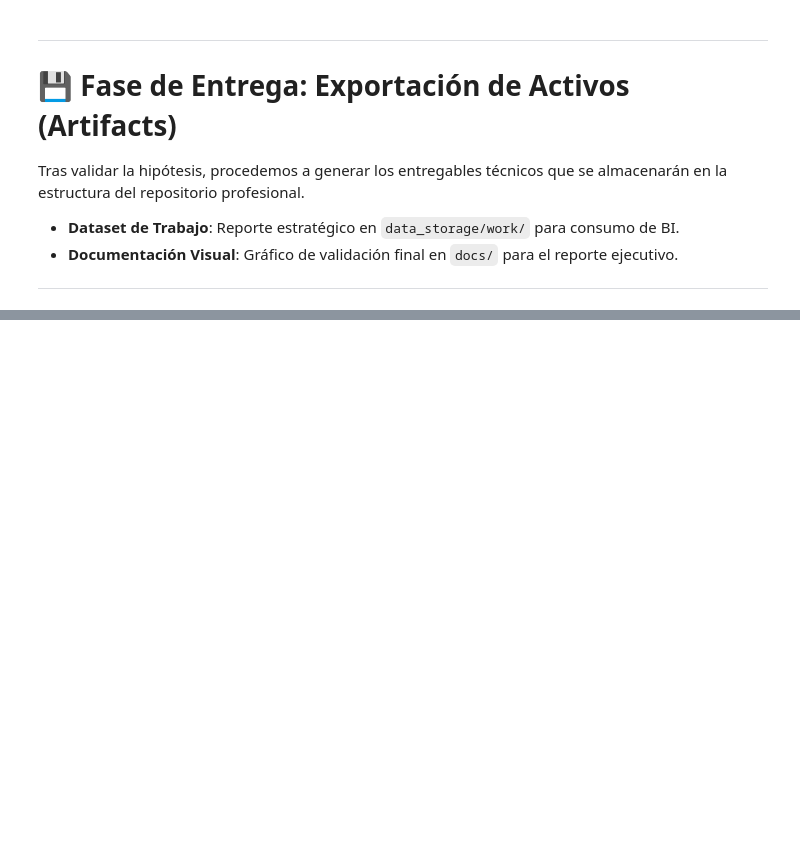
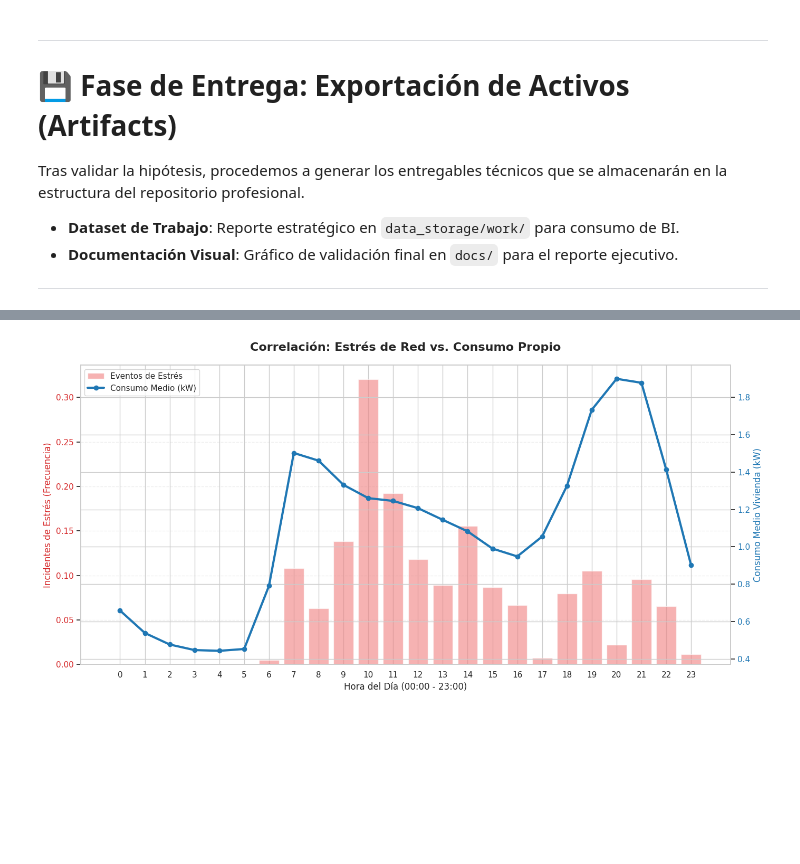
Before and after one commit to aitor-industrial-data/Data-Projects-Repo, a Jupyter notebook: 03_SQL_Big_Data_Spark/03.01_CAPSTONE_Industrial_Energy_Analytics/notebooks/01_EDA_Electric_Data.ipynb, the cells around one changed output, grey strips where cells are left out. Saved outputs shown, nothing was run; the diff lists cells and outputs as text; code cells hidden in the pictures; blank space fills up the shorter version.

```diff
--- a/03_SQL_Big_Data_Spark/03.01_CAPSTONE_Industrial_Energy_Analytics/notebooks/01_EDA_Electric_Data.ipynb
+++ b/03_SQL_Big_Data_Spark/03.01_CAPSTONE_Industrial_Energy_Analytics/notebooks/01_EDA_Electric_Data.ipynb
@@ -2144,3 +2296,64 @@ H4.6 procesada en: 1416.00 segundos
+# %%
+import matplotlib.pyplot as plt
+from pyspark.sql.functions import hour, col, avg
+
+# 1. Agregamos los datos por hora: Contamos incidentes de estrés Y calculamos consumo medio
+hourly_stats = H4_Validation_Report.groupBy(hour("Full_Timestamp").alias("hour")) \
+    .agg(
+        avg(col("is_stress_zone")).alias("stress_ratio"), # Frecuencia de estrés
+        avg(col("power_kw")).alias("avg_consumption_kw"), # Consumo medio
+        (avg(col("is_stress_zone")) * 100).alias("stress_events_count") # Para que la escala sea visible
+    ) \
+    .orderBy("hour") \
+    .toPandas()
+
+# 2. Configuración de la gráfica con DOBLE EJE (TwinX)
+fig, ax1 = plt.subplots(figsize=(14, 7))
+
+# EJE 1: Barras de Estrés
+color_bars = 'lightcoral'
+ax1.set_xlabel('Hora del Día (00:00 - 23:00)', fontsize=12)
+ax1.set_ylabel('Incidentes de Estrés (Frecuencia)', color='tab:red', fontsize=12)
+bars = ax1.bar(hourly_stats['hour'], hourly_stats['stress_events_count'], color=color_bars, alpha=0.6, label='Eventos de Estrés')
+ax1.tick_params(axis='y', labelcolor='tab:red')
+ax1.set_xticks(range(0, 24))
+
+# EJE 2: Línea de Consumo Medio (kW)
+ax2 = ax1.twinx() # Creamos el segundo eje que comparte el mismo X
+color_line = 'tab:blue'
+ax2.set_ylabel('Consumo Medio Vivienda (kW)', color=color_line, fontsize=12)
+ax2.plot(hourly_stats['hour'], hourly_stats['avg_consumption_kw'], color=color_line, marker='o', linewidth=3, label='Consumo Medio (kW)')
+ax2.tick_params(axis='y', labelcolor=color_line)
+
+# 3. Estética y Títulos
+plt.title('Correlación: Estrés de Red vs. Consumo Propio', fontsize=16, fontweight='bold', pad=20)
+ax1.grid(axis='y', linestyle='--', alpha=0.3)
+
+# Añadimos una leyenda combinada
+lines, labels = ax1.get_legend_handles_labels()
+lines2, labels2 = ax2.get_legend_handles_labels()
+ax2.legend(lines + lines2, labels + labels2, loc='upper left')
+
+plt.tight_layout()
+
+# Exportar archivo
+
+# Detectamos el usuario de Windows de forma anónima
+win_user = os.popen("cmd.exe /c echo %USERNAME%").read().strip()
+
+# Construimos la ruta 'puente' entre WSL y Windows
+base_path = f"/mnt/c/Users/{win_user}/Documents/Data-Projects-Repo/03_SQL_Big_Data_Spark/03.01_CAPSTONE_Industrial_Energy_Analytics"
+
+# Definimos las carpetas de destino
+plot_path = os.path.join(base_path, "docs", "H4_correlation_stress.png")
+
+# Guardar Gráfico
+plt.savefig(plot_path, dpi=300, bbox_inches='tight')
+
+
+plt.show()
+# %% [output]
+[figure, added]
 # %% [markdown]
 <div id="conclusiones" style="background-image: linear-gradient(to right, #2e5a88, #1e1e1e); color: white; padding: 12px 25px; border-radius: 10px; margin-top: 25px; margin-bottom: 15px;">
     <h2 style="margin: 0; font-family: 'Consolas', monospace; text-transform: uppercase;">
```
Also changed, not shown: parts of 32 cells of this notebook, 6 other files.
